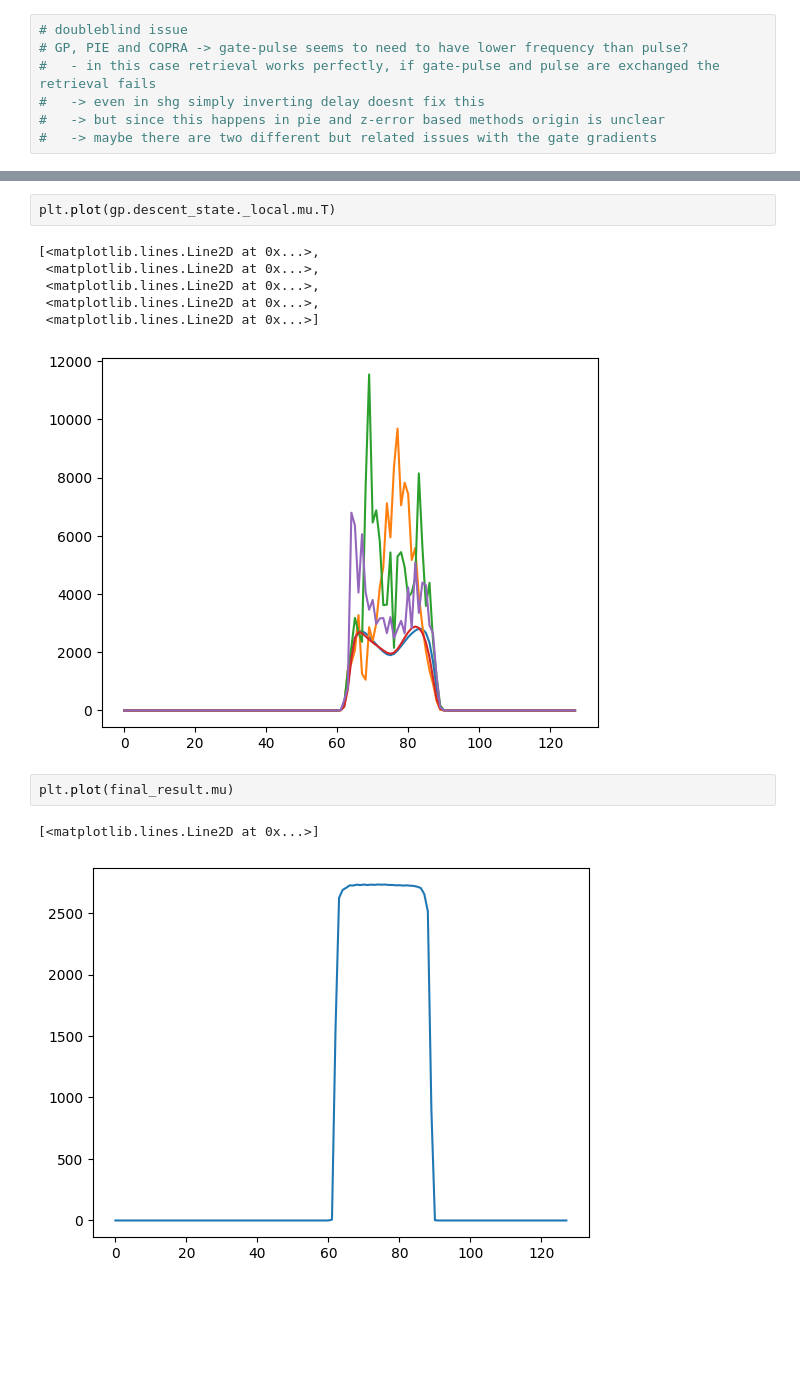
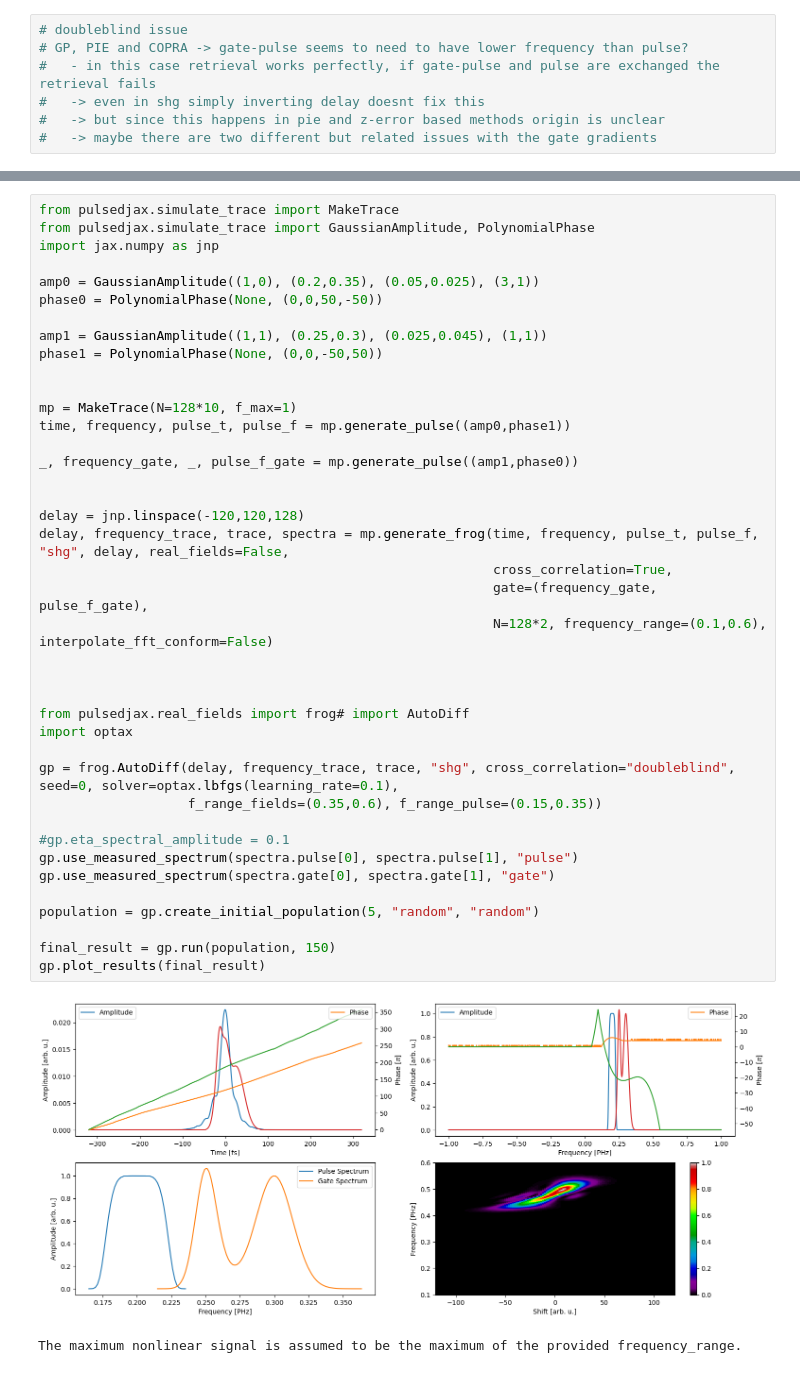
Before and after one commit to matillda123/Pulse-Retrieval-with-JAX, a Jupyter notebook: _usage_example.ipynb, the cells around one changed output, grey strips where cells are left out. Saved outputs shown, nothing was run; the diff lists cells and outputs as text; blank space fills up the shorter version.

```diff
--- a/_usage_example.ipynb
+++ b/_usage_example.ipynb
@@ -95,14 +82,43 @@ gp.plot_results(final_result)
-# %%
-plt.plot(gp.descent_state._local.mu.T)
-# %% [output]
-[<matplotlib.lines.Line2D at 0x...>,
- <matplotlib.lines.Line2D at 0x...>,
- <matplotlib.lines.Line2D at 0x...>,
- <matplotlib.lines.Line2D at 0x...>,
- <matplotlib.lines.Line2D at 0x...>]
-[figure, removed]
-# %%
-plt.plot(final_result.mu)
-# %% [output]
-[<matplotlib.lines.Line2D at 0x...>]
-[figure, removed]
+# %%
+from pulsedjax.simulate_trace import MakeTrace
+from pulsedjax.simulate_trace import GaussianAmplitude, PolynomialPhase
+import jax.numpy as jnp
+
+amp0 = GaussianAmplitude((1,0), (0.2,0.35), (0.05,0.025), (3,1))
+phase0 = PolynomialPhase(None, (0,0,50,-50))
+
+amp1 = GaussianAmplitude((1,1), (0.25,0.3), (0.025,0.045), (1,1))
+phase1 = PolynomialPhase(None, (0,0,-50,50))
+
+
+mp = MakeTrace(N=128*10, f_max=1)
+time, frequency, pulse_t, pulse_f = mp.generate_pulse((amp0,phase1))
+
+_, frequency_gate, _, pulse_f_gate = mp.generate_pulse((amp1,phase0))
+
+
+delay = jnp.linspace(-120,120,128)
+delay, frequency_trace, trace, spectra = mp.generate_frog(time, frequency, pulse_t, pulse_f, "shg", delay, real_fields=False,
+                                                          cross_correlation=True,
+                                                          gate=(frequency_gate, pulse_f_gate),
+                                                          N=128*2, frequency_range=(0.1,0.6), interpolate_fft_conform=False)
+
+
+
+from pulsedjax.real_fields import frog# import AutoDiff
+import optax
+
+gp = frog.AutoDiff(delay, frequency_trace, trace, "shg", cross_correlation="doubleblind", seed=0, solver=optax.lbfgs(learning_rate=0.1),
+                   f_range_fields=(0.35,0.6), f_range_pulse=(0.15,0.35))
+
+#gp.eta_spectral_amplitude = 0.1
+gp.use_measured_spectrum(spectra.pulse[0], spectra.pulse[1], "pulse")
+gp.use_measured_spectrum(spectra.gate[0], spectra.gate[1], "gate")
+
+population = gp.create_initial_population(5, "random", "random")
+
+final_result = gp.run(population, 150)
+gp.plot_results(final_result)
+# %% [output]
+[figure, added]
+The maximum nonlinear signal is assumed to be the maximum of the provided frequency_range.
```
Also changed, not shown: parts of 8 cells of this notebook, 19 other files.
